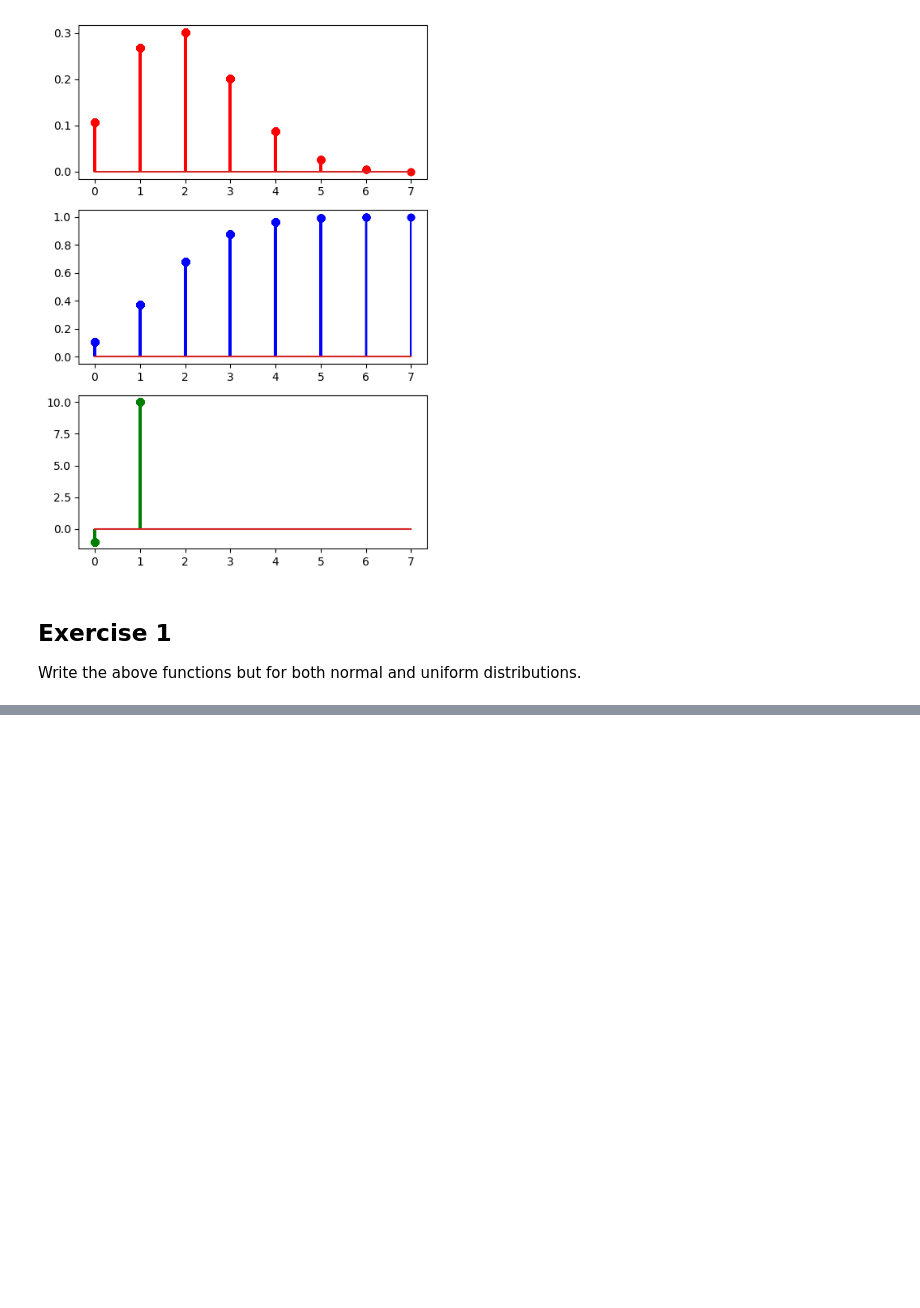
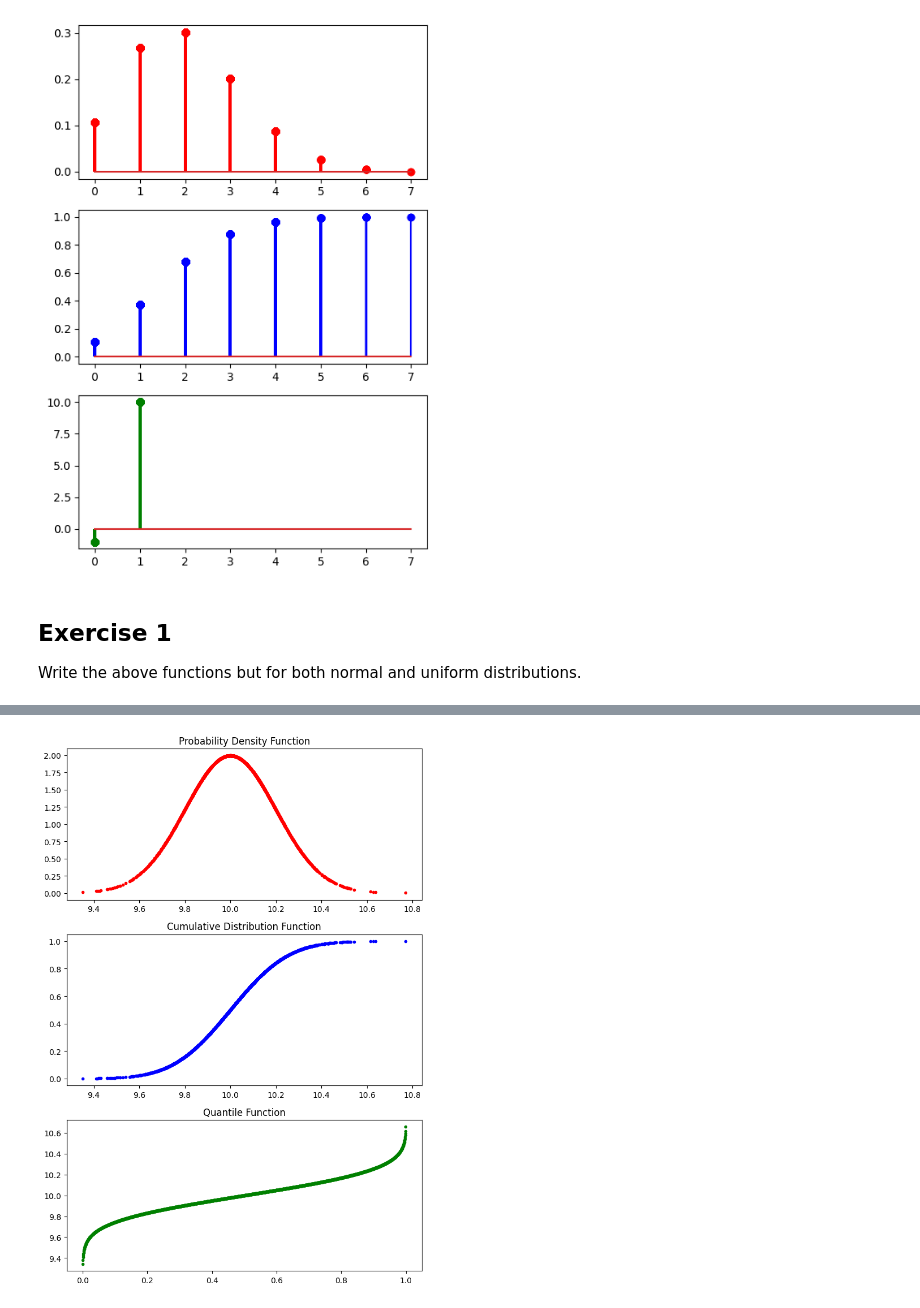
Before and after one commit to 4GeeksAcademy/probability-distribution-exercises-project-with-pythonct, a Jupyter notebook: notebook/problems.ipynb, the cells around one changed output, grey strips where cells are left out. Cells and saved outputs as stored; diff of their text form; code cells hidden in the pictures; blank space fills up the shorter version.

```diff
--- a/notebook/problems.ipynb
+++ b/notebook/problems.ipynb
@@ -87,70 +87,66 @@ plt.show()
 Write the above functions but for both normal and uniform distributions.
 # %%
 from scipy.stats import norm
+import numpy as np
+import matplotlib.pyplot as plt
 
-# Define all the probability functions related to this distribution
-
-def dnorm(x, size, prob = 0.5):
+def dnorm(x, mean=0, sd=1):
     """
     Calculates the point estimate of the normal distribution
     """
-    result = norm.pmf(k = x, n = size, p = prob, loc = 0)
+    return norm.pdf(x, loc=mean, scale=sd)
 
-    return result
+def pnorm(q, mean=0, sd=1):
+    """
+    Calculates the cumulative probability of the normal distribution
+    """
+    return norm.cdf(q, loc=mean, scale=sd)
 
-def pnorm(q, size, prob = 0.5):
+def qnorm(p, mean=0, sd=1):
     """
-    Calculates the cumulative of the normal distribution
+    Calculates the quantile function of the normal distribution
     """
-    result = norm.cdf(k = q, n = size, p = prob, loc = 0)
+    return norm.ppf(p, loc=mean, scale=sd)
 
-    return result
+def rnorm(n, mean=0, sd=1):
+    """
+    Generates random variables from the normal distribution
+    """
+    return norm.rvs(loc=mean, scale=sd, size=n)
 
-def qnorm(p, size, prob = 0.5):
-    """
-    Calculates the quantile function from the normal distribution
-    """
-    result = norm.ppf(q = p, n = size, p = prob, loc = 0)
-
-    return result
-
-def rnorm(n, size, prob = 0.5):
-    """
-    Generates random variables from the binomial distribution
-    """
-    result = norm.rvs(n = size, p = prob, size = n)
-
-    return result
-# Binomial(10, 0.2) distribution, where n = 10 is the number of trials and p = 0.2 is the probability of success in a single trial
-import numpy as np
-
+# Example usage:
 np.random.seed(42)
 
-print(f"Probability that a normal(10, 0.2) takes the value 2: {dnorm(2, size = 10, prob = 0.2)}")
-print(f"Probability that a normal(10, 0.2) will take a value less than 2: {pnorm(2, size = 10, prob = 0.2)}")
-print(f"Which value of a normal(10, 0.2) has a cumulative probability of 0.9? {qnorm(0.9, size = 10, prob = 0.2)}")
-print(f"Generate 2000 random values from a normal(10, 0.2) distribution: {rnorm(2000, size = 10, prob = 0.2)}")
-import matplotlib.pyplot as plt
+mean = 10
+sd = 0.2
 
-np.random.seed(42)
+# Probability density at a point
+print(f"Probability density at 2 for normal({mean}, {sd}): {dnorm(2, mean, sd)}")
 
-size = 10
-prob = 0.2
-data = rnorm(2000, size = 10, prob = 0.2)
+# Cumulative probability up to a point
+print(f"Cumulative probability less than 2 for normal({mean}, {sd}): {pnorm(2, mean, sd)}")
 
-pmf = dnorm(data, size = size, prob = prob)
-cdf = pnorm(data, size = size, prob = prob)
-ppf = qnorm(data, size = size, prob = prob)
+# Quantile function
+print(f"Quantile at 0.9 for normal({mean}, {sd}): {qnorm(0.9, mean, sd)}")
 
-fig, axis = plt.subplots(3, 1, figsize = (5, 7))
+# Generate random samples
+random_samples = rnorm(2000, mean, sd)
+print(f"Generated random samples from normal({mean}, {sd}): {random_samples[:10]}")
 
-axis[0].stem(data, pmf, "r-")
-axis[1].stem(data, cdf, "b-")
-axis[2].stem(data, ppf, "g-")
+# Plotting
+pmf = dnorm(random_samples, mean=mean, sd=sd)
+cdf = pnorm(random_samples, mean=mean, sd=sd)
+ppf = qnorm(np.linspace(0, 1, len(random_samples)), mean=mean, sd=sd)
 
-# Adjust the layout
+fig, axis = plt.subplots(3, 1, figsize=(7, 10))
+
+axis[0].plot(random_samples, pmf, 'r.')
+axis[0].set_title('Probability Density Function')
+axis[1].plot(random_samples, cdf, 'b.')
+axis[1].set_title('Cumulative Distribution Function')
+axis[2].plot(np.linspace(0, 1, len(random_samples)), ppf, 'g.')
+axis[2].set_title('Quantile Function')
+
 plt.tight_layout()
-
-# Show the plot
 plt.show()
 # %% [output]
@@ -158,2 +158,3 @@ AttributeError: 'norm_gen' object has no attribute 'pmf'
+[figure, added]
 # %%
 from scipy.stats import uniform
```
Also changed, not shown: parts of 2 cells of this notebook.
